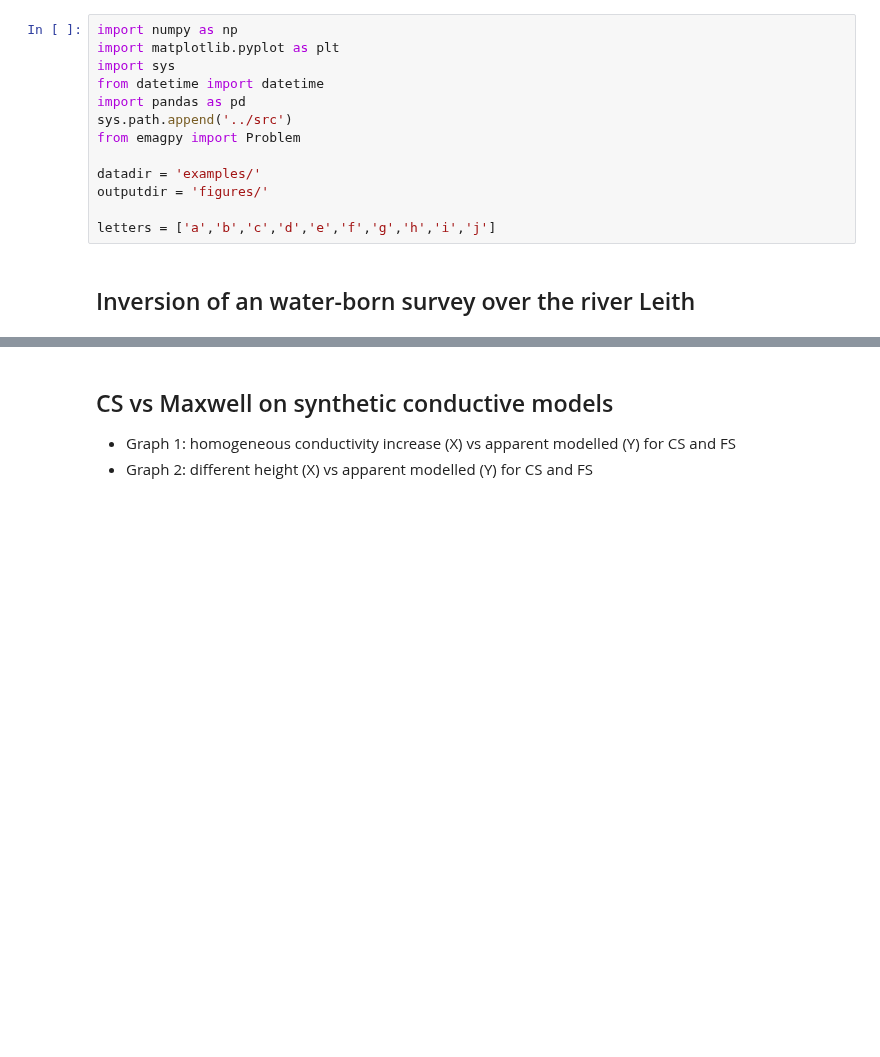
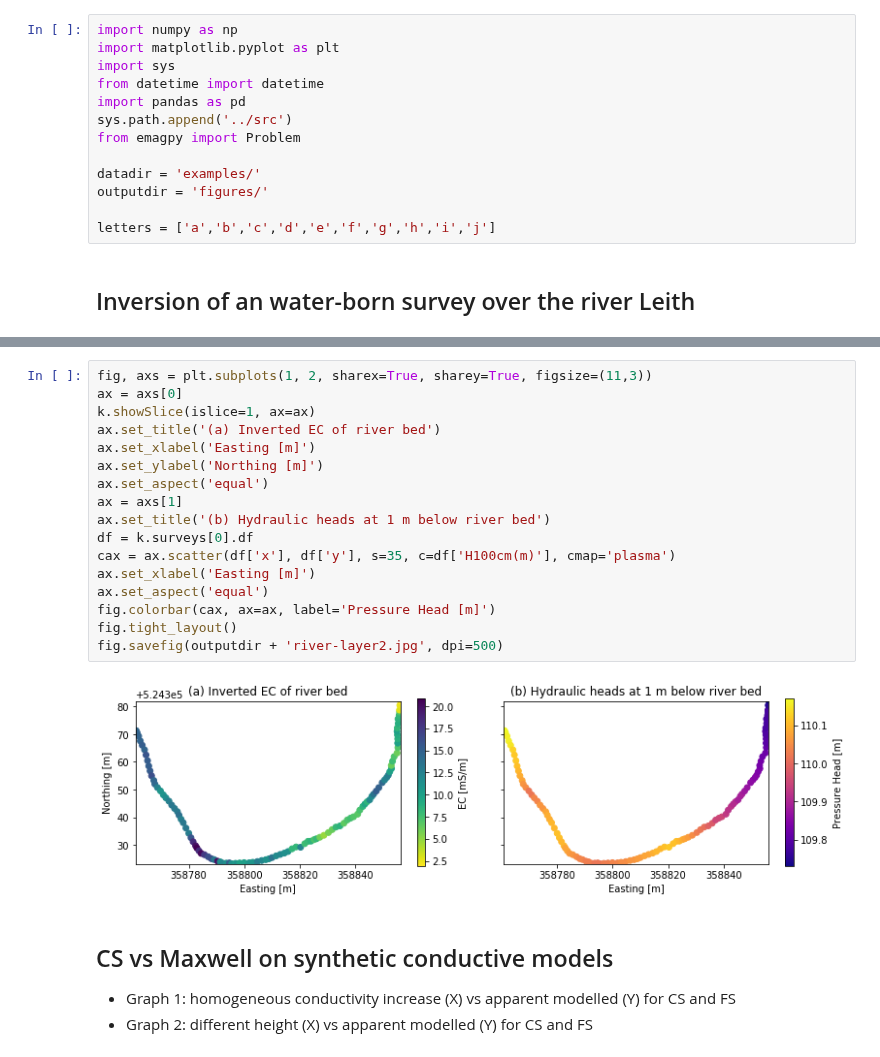
Before and after one commit to hkexgroup/emagpy, a Jupyter notebook: src/em-paper.ipynb, the cells around one changed output, grey strips where cells are left out. Cells and saved outputs as stored; diff of their text form; blank space fills up the shorter version.

```diff
--- a/src/em-paper.ipynb
+++ b/src/em-paper.ipynb
@@ -70,3 +142,22 @@ fig.savefig(outputdir + 'river-layer2.jpg', dpi=500)
+# %%
+fig, axs = plt.subplots(1, 2, sharex=True, sharey=True, figsize=(11,3))
+ax = axs[0]
+k.showSlice(islice=1, ax=ax)
+ax.set_title('(a) Inverted EC of river bed')
+ax.set_xlabel('Easting [m]')
+ax.set_ylabel('Northing [m]')
+ax.set_aspect('equal')
+ax = axs[1]
+ax.set_title('(b) Hydraulic heads at 1 m below river bed')
+df = k.surveys[0].df
+cax = ax.scatter(df['x'], df['y'], s=35, c=df['H100cm(m)'], cmap='plasma')
+ax.set_xlabel('Easting [m]')
+ax.set_aspect('equal')
+fig.colorbar(cax, ax=ax, label='Pressure Head [m]')
+fig.tight_layout()
+fig.savefig(outputdir + 'river-layer2.jpg', dpi=500)
+# %% [output]
+[figure, added]
 # %% [markdown]
 ## CS vs Maxwell on synthetic conductive models
 - Graph 1: homogeneous conductivity increase (X) vs apparent modelled (Y) for CS and FS
```
Also changed, not shown: parts of 7 cells of this notebook, 4 other files.
